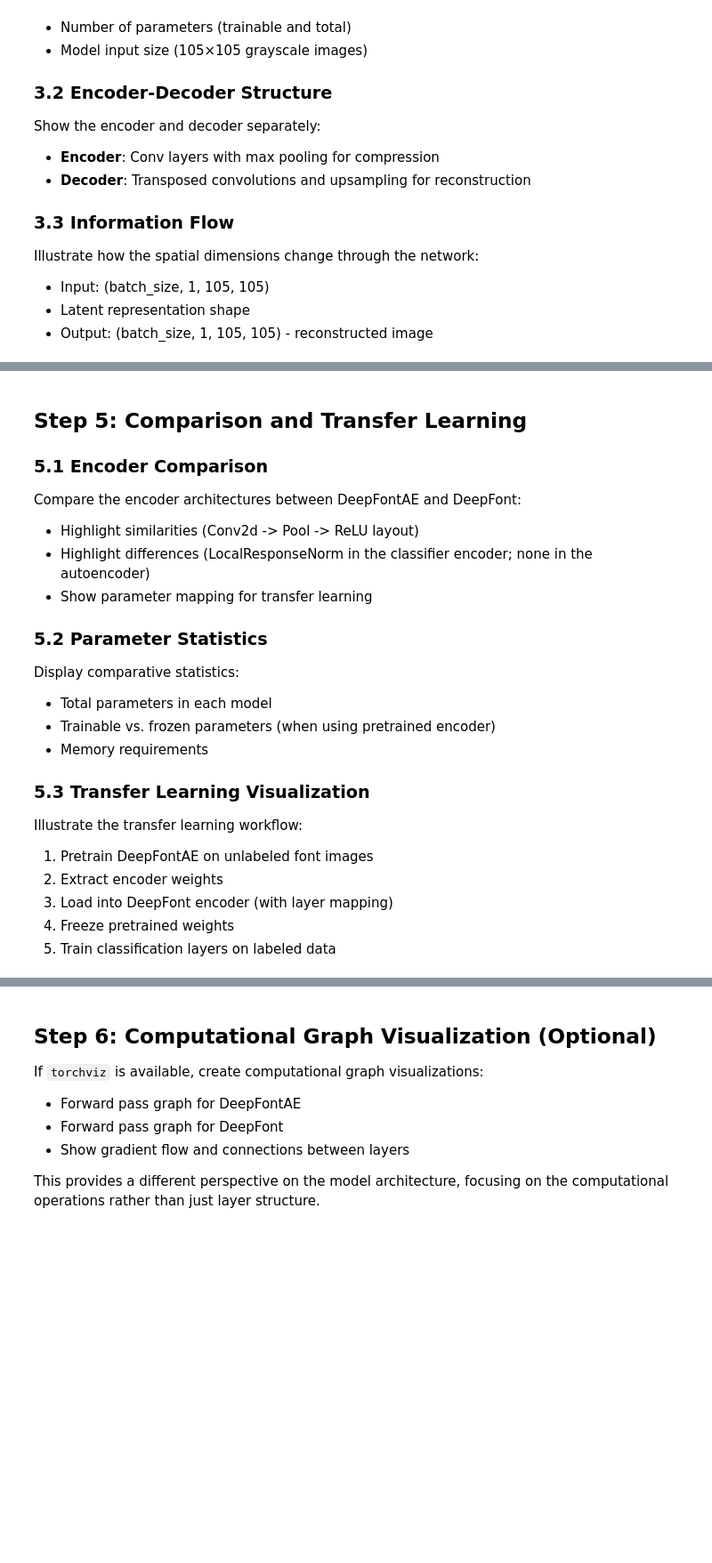
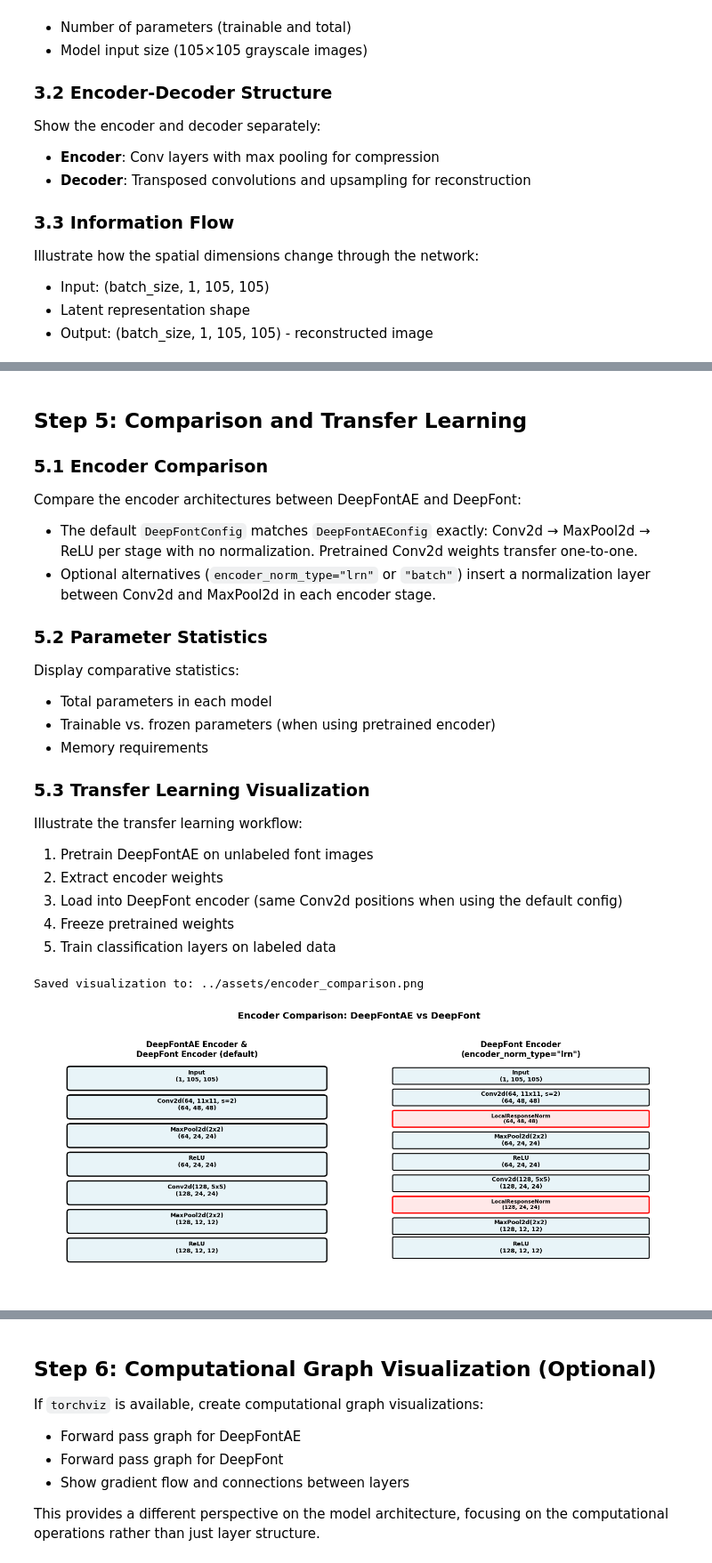
Before and after one commit to michaelriedl/deepfont-torch, a Jupyter notebook: notebooks/model_architectures_visualized.ipynb, the cells around one changed output, grey strips where cells are left out. Shown at 89% size. Drawn from its saved outputs; the diff is of its cells as text; code cells hidden in the pictures; blank space fills up the shorter version.

```diff
--- a/notebooks/model_architectures_visualized.ipynb
+++ b/notebooks/model_architectures_visualized.ipynb
@@ -467,9 +543,8 @@ plt.show()
 
 ### 5.1 Encoder Comparison
 Compare the encoder architectures between DeepFontAE and DeepFont:
-- Highlight similarities (Conv2d -> Pool -> ReLU layout)
-- Highlight differences (LocalResponseNorm in the classifier encoder; none in the autoencoder)
-- Show parameter mapping for transfer learning
+- The default `DeepFontConfig` matches `DeepFontAEConfig` exactly: Conv2d → MaxPool2d → ReLU per stage with no normalization. Pretrained Conv2d weights transfer one-to-one.
+- Optional alternatives (`encoder_norm_type="lrn"` or `"batch"`) insert a normalization layer between Conv2d and MaxPool2d in each encoder stage.
 
 ### 5.2 Parameter Statistics
 Display comparative statistics:
@@ -481,11 +556,14 @@ Display comparative statistics:
 Illustrate the transfer learning workflow:
 1. Pretrain DeepFontAE on unlabeled font images
 2. Extract encoder weights
-3. Load into DeepFont encoder (with layer mapping)
+3. Load into DeepFont encoder (same Conv2d positions when using the default config)
 4. Freeze pretrained weights
 5. Train classification layers on labeled data
 # %%
-# Compare encoder architectures
+# Compare encoder architectures.
+# With default settings the two encoders are structurally identical, which is
+# the point: pretrained Conv2d weights transfer one-to-one. The right panel
+# shows the optional LRN-encoder configuration for reference.
 fig, axes = plt.subplots(1, 2, figsize=(14, 6))
 
 # DeepFontAE Encoder (no normalization)
@@ -519,12 +597,17 @@ for name, shape in ae_encoder_info:
     y -= 0.12
 
 ax.text(
-    0.5, 0.98, "DeepFontAE Encoder\n(No Normalization)", ha="center", fontsize=12, fontweight="bold"
+    0.5,
+    0.98,
+    "DeepFontAE Encoder &\nDeepFont Encoder (default)",
+    ha="center",
+    fontsize=12,
+    fontweight="bold",
 )
 ax.set_xlim(0, 1)
 ax.set_ylim(0, 1)
 
-# DeepFont Encoder (LRN per paper Fig. 5)
+# DeepFont Encoder with optional LRN (encoder_norm_type="lrn")
 ax = axes[1]
 ax.axis("off")
 df_encoder_info = [
@@ -558,34 +641,37 @@ for i, (name, shape) in enumerate(df_encoder_info):
     ax.text(
         0.5,
         y,
         f"{name}\n{shape}",
         ha="center",
         va="center",
         fontsize=8 if is_norm else 9,
         fontweight="bold",
     )
     y -= 0.09
 
 ax.text(
     0.5,
     0.98,
-    "DeepFont Encoder\n(LRN per paper Fig. 5)",
+    'DeepFont Encoder\n(encoder_norm_type="lrn")',
     ha="center",
     fontsize=12,
     fontweight="bold",
 )
 ax.set_xlim(0, 1)
 ax.set_ylim(0, 1)
 
 plt.suptitle("Encoder Comparison: DeepFontAE vs DeepFont", fontsize=14, fontweight="bold", y=1.02)
 plt.tight_layout()
 
 # Save the figure
 save_path = assets_dir / "encoder_comparison.png"
 plt.savefig(save_path, dpi=300, bbox_inches="tight")
 print(f"Saved visualization to: {save_path}")
 
 plt.show()
+# %% [output]
+Saved visualization to: ../assets/encoder_comparison.png
+[figure, added]
 # %%
 # Display parameter statistics
 def count_parameters(model):
```
Also changed, not shown: parts of 12 cells of this notebook, 8 other files.
